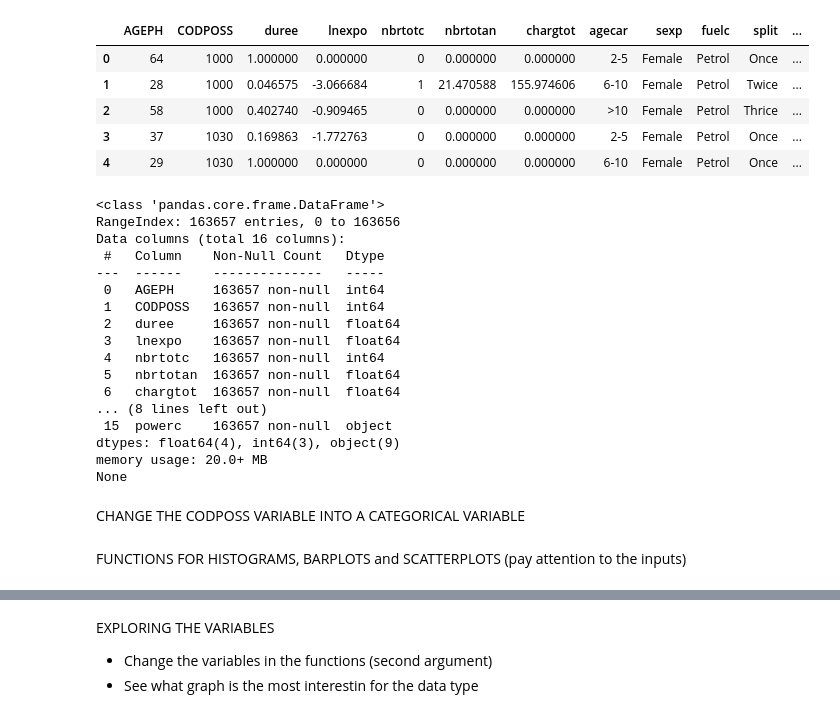
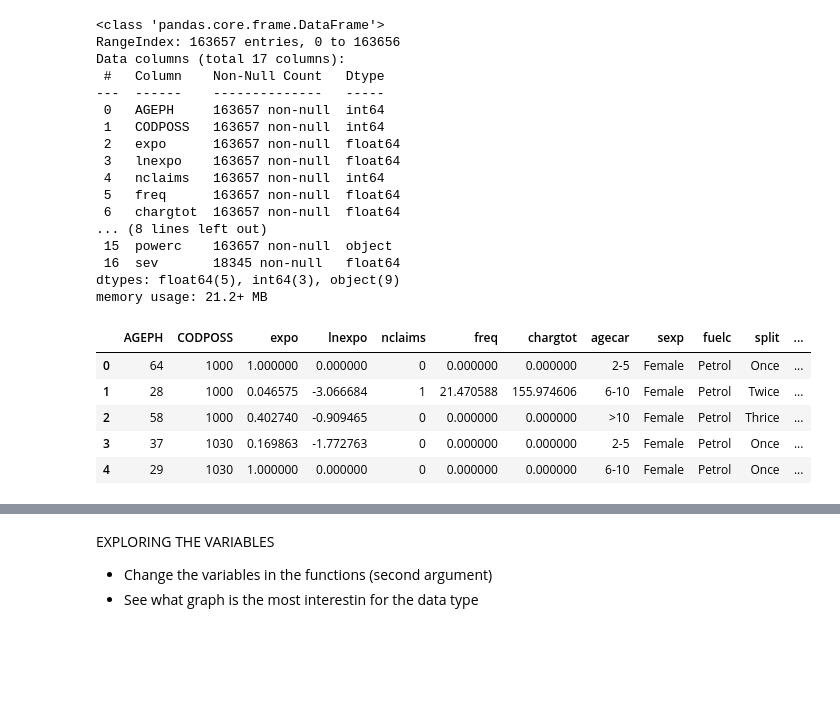
Before and after one commit to HalfmoonSD/Data-Science-for-Non-Life-Insurance-Project, a Jupyter notebook: Exploratory_analysis.ipynb, the cells around one changed output, grey strips where cells are left out. Cells and saved outputs as stored; diff of their text form; code cells hidden in the pictures; blank space fills up the shorter version.

```diff
--- a/Exploratory_analysis.ipynb
+++ b/Exploratory_analysis.ipynb
@@ -10,34 +10,32 @@ from sklearn.model_selection import KFold
 from sklearn.linear_model import LinearRegression
 # %%
 # import data
-df = pd.read_csv('/Users/arthurrastelli/Desktop/DS/Assignment/Assignment.csv')
-df.head()
+data = pd.read_csv('/Users/arthurrastelli/Desktop/DS/Assignment/Assignment.csv')
+data = data.rename(columns= {'duree': 'expo','nbrtotan': 'freq','nbrtotc': 'nclaims'})
+data["sev"] = data['chargtot']/data['nclaims']
+data.info()
+data.head()
 # %% [output]
+<class 'pandas.core.frame.DataFrame'>
+RangeIndex: 163657 entries, 0 to 163656
+Data columns (total 17 columns):
+ #   Column    Non-Null Count   Dtype
+---  ------    --------------   -----
+ 0   AGEPH     163657 non-null  int64
+ 1   CODPOSS   163657 non-null  int64
+ 2   expo      163657 non-null  float64
+ 3   lnexpo    163657 non-null  float64
+ 4   nclaims   163657 non-null  int64
+ 5   freq      163657 non-null  float64
+ 6   chargtot  163657 non-null  float64
+... (8 lines left out)
+ 15  powerc    163657 non-null  object
+ 16  sev       18345 non-null   float64
+dtypes: float64(5), int64(3), object(9)
+memory usage: 21.2+ MB
-|  | AGEPH | CODPOSS | duree | lnexpo | nbrtotc | nbrtotan | chargtot | agecar | sexp | fuelc | split | ... |
+|  | AGEPH | CODPOSS | expo | lnexpo | nclaims | freq | chargtot | agecar | sexp | fuelc | split | ... |
 | 0 | 64 | 1000 | 1.000000 | 0.000000 | 0 | 0.000000 | 0.000000 | 2-5 | Female | Petrol | Once | ... |
 | 1 | 28 | 1000 | 0.046575 | -3.066684 | 1 | 21.470588 | 155.974606 | 6-10 | Female | Petrol | Twice | ... |
 | 2 | 58 | 1000 | 0.402740 | -0.909465 | 0 | 0.000000 | 0.000000 | >10 | Female | Petrol | Thrice | ... |
 | 3 | 37 | 1030 | 0.169863 | -1.772763 | 0 | 0.000000 | 0.000000 | 2-5 | Female | Petrol | Once | ... |
 | 4 | 29 | 1030 | 1.000000 | 0.000000 | 0 | 0.000000 | 0.000000 | 6-10 | Female | Petrol | Once | ... |
-# %%
-print(df.info())
-# %% [output]
-<class 'pandas.core.frame.DataFrame'>
-RangeIndex: 163657 entries, 0 to 163656
-Data columns (total 16 columns):
- #   Column    Non-Null Count   Dtype
----  ------    --------------   -----
- 0   AGEPH     163657 non-null  int64
- 1   CODPOSS   163657 non-null  int64
- 2   duree     163657 non-null  float64
- 3   lnexpo    163657 non-null  float64
- 4   nbrtotc   163657 non-null  int64
- 5   nbrtotan  163657 non-null  float64
- 6   chargtot  163657 non-null  float64
-... (8 lines left out)
- 15  powerc    163657 non-null  object
-dtypes: float64(4), int64(3), object(9)
-memory usage: 20.0+ MB
-None
-# %% [markdown]
-CHANGE THE CODPOSS VARIABLE INTO A CATEGORICAL VARIABLE
@@ -46,2 +41,0 @@ df['CODPOSS'] = df['CODPOSS'].astype('category')
-# %% [markdown]
-FUNCTIONS FOR HISTOGRAMS, BARPLOTS and SCATTERPLOTS  (pay attention to the inputs)
```
Also changed, not shown: parts of 43 cells of this notebook.
